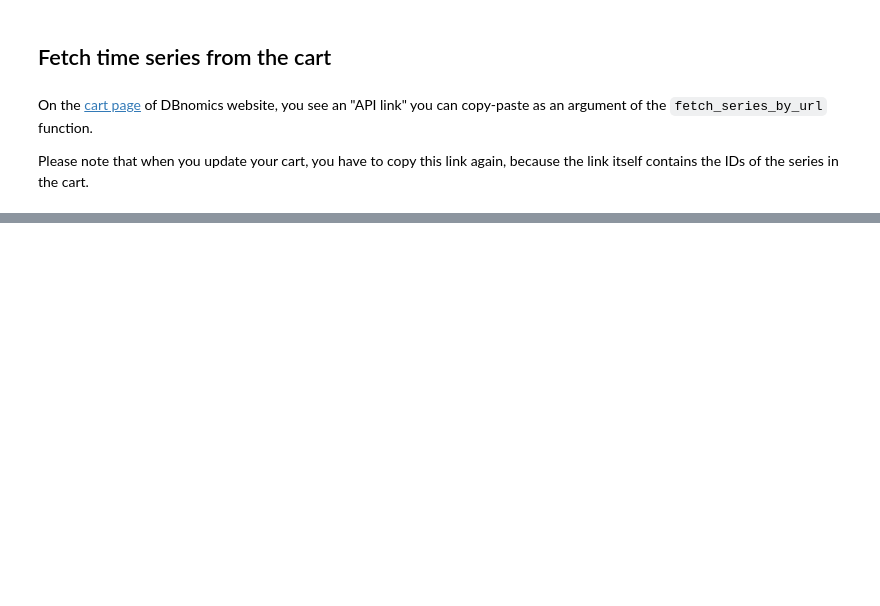
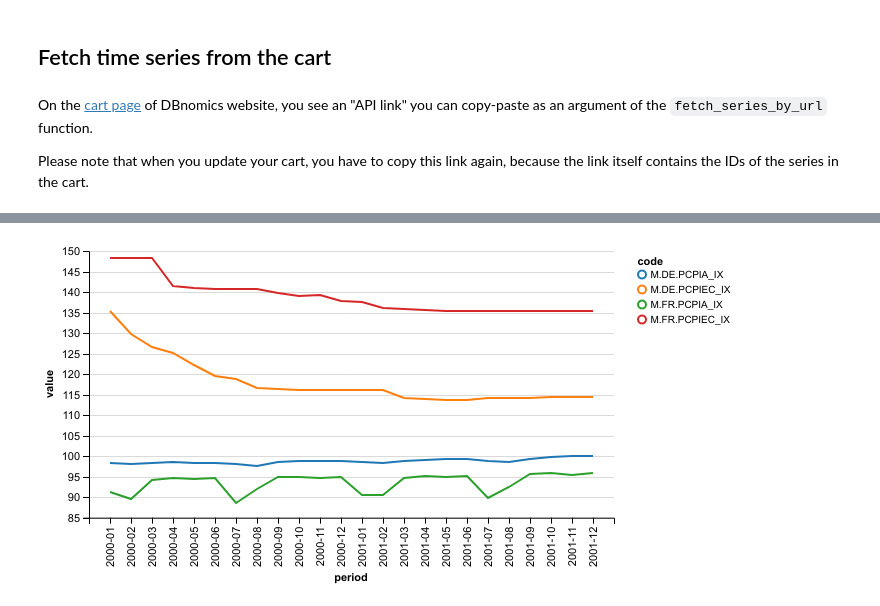
Before and after one commit to ceschi/dbnomics-python-client, a Jupyter notebook: index.ipynb, the cells around one changed output, grey strips where cells are left out. Saved outputs shown, nothing was run; the diff lists cells and outputs as text; code cells hidden in the pictures; blank space fills up the shorter version.

Commit message:
Implement SDMX filters

```diff
--- a/index.ipynb
+++ b/index.ipynb
@@ -209,0 +211,3 @@ cart_df.head()
+# %%
+sdmx_filter_df = fetch_series_by_sdmx_filter("IMF", "CPI", "M.FR+DE.PCPIEC_IX+PCPIA_IX")
+sdmx_filter_df.head()
@@ -209,0 +221,9 @@ cart_df.head()
+# %%
+chart = Chart(clean_dataframe(sdmx_filter_df).query("period >= '2000' and period < '2002'")).mark_line().encode(
+    x='period',
+    y=Y('value', scale=Scale(zero=False)),
+    color='code',
+)
+chart
+# %% [output]
+[figure, added]
```
Also changed, not shown: parts of 8 cells of this notebook, 3 other files.
